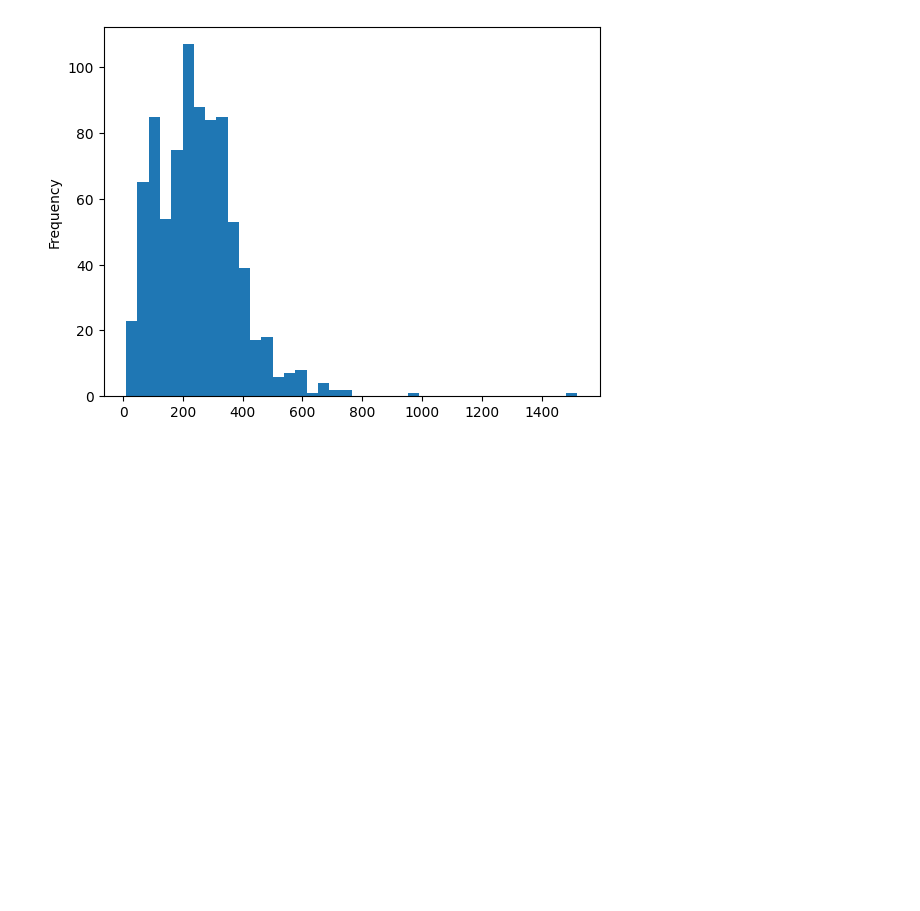
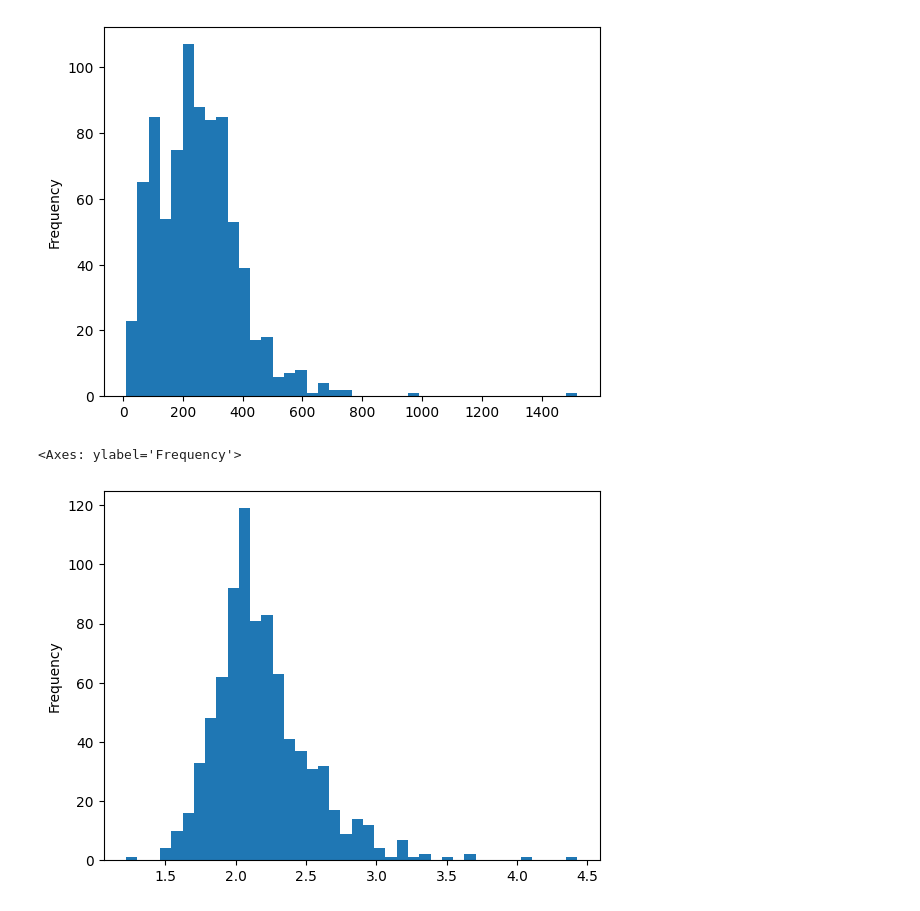
Before and after one commit to thatmushroom/denver_building_attrib, a Jupyter notebook: 01_fetch_rp_building_data.ipynb, the cells around one changed output. Cells and saved outputs as stored; diff of their text form; code cells hidden in the pictures; blank space fills up the shorter version.

Commit message:
feat: extract metric data, add price/sq ft plots

```diff
--- a/01_fetch_rp_building_data.ipynb
+++ b/01_fetch_rp_building_data.ipynb
@@ -45,0 +43,13 @@ rp_properties_df = pd.DataFrame(properties_list.json())
+# %%
+# Iterate and
+rp_properties_init_df = pd.DataFrame(properties_list.json())
+# Convert metricData to key:value pairs from metricCode and metricValue
+def convert_list_to_keyvalue(x: list):
+    d = {}
+    for x_item in x:
+        d[x_item['metricCode']] = x_item['metricValue']
+    return d
+metric_aux_df = pd.json_normalize(rp_properties_init_df['metricData'].apply(convert_list_to_keyvalue))
+rp_properties_df = pd.concat([rp_properties_init_df, metric_aux_df], axis = 1)
+print(rp_properties_df.shape)
+rp_properties_df.head()
@@ -180,3 +197,9 @@ unitcount
 Name: count, Length: 358, dtype: int64
 <Axes: ylabel='Frequency'>
 [figure]
+# %%
+# Price / sq distribution
+rp_properties_df['MPF-RPSF'].astype(float).plot.hist(bins=40)
+# %% [output]
+<Axes: ylabel='Frequency'>
+[figure, added]
```
Also changed, not shown: parts of 4 cells of this notebook.
